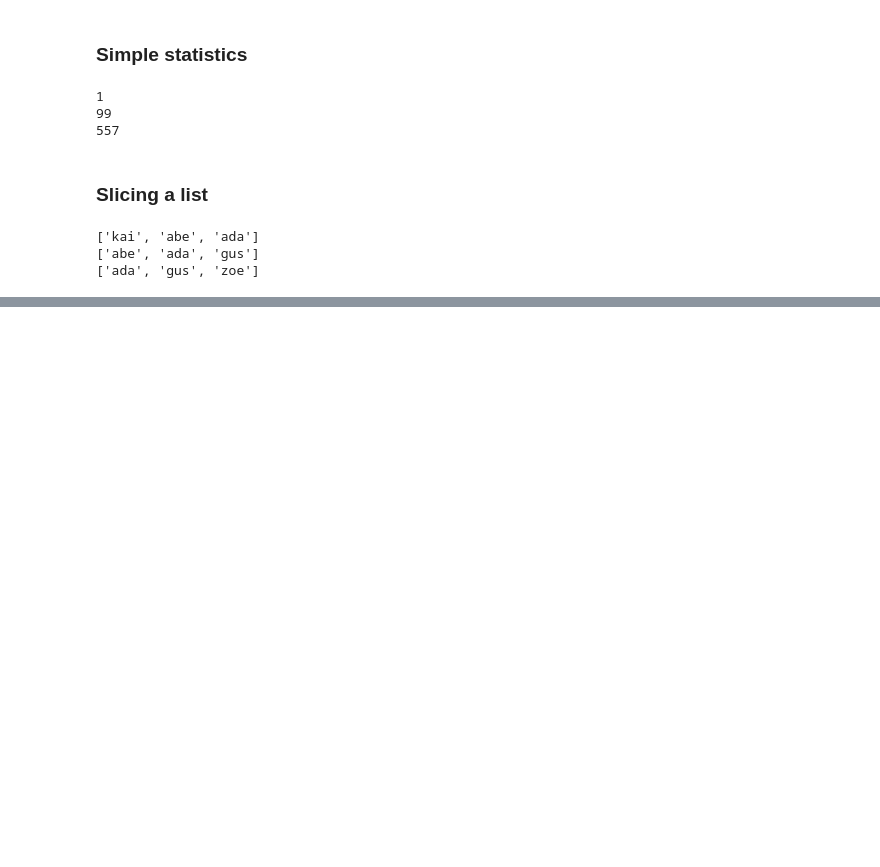
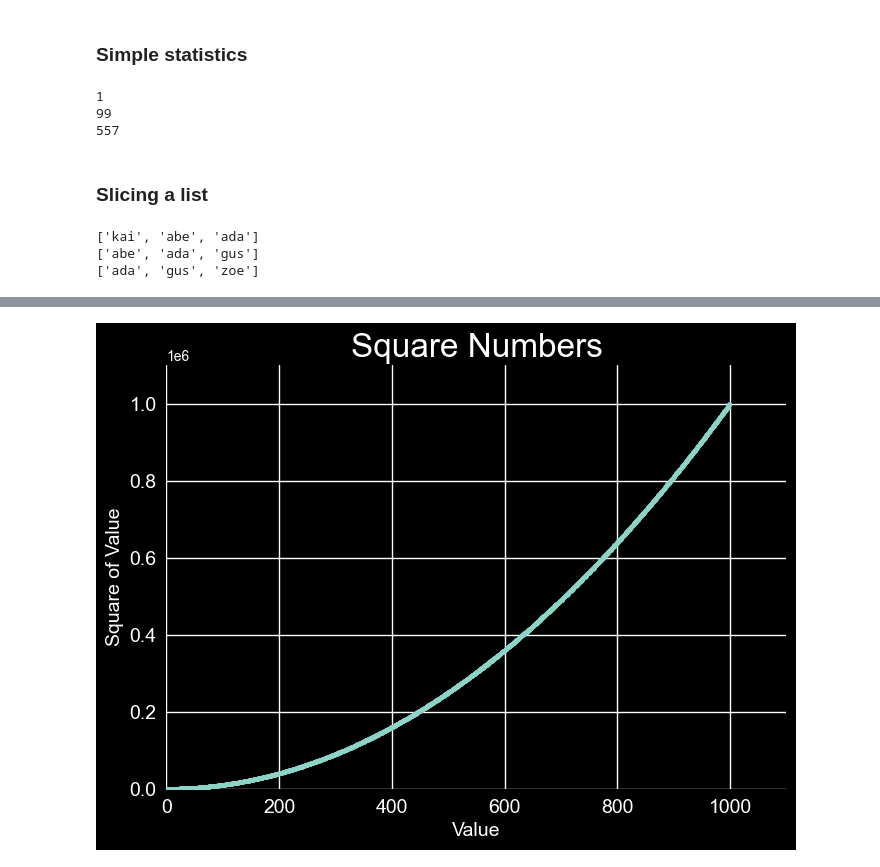
Before and after one commit to kumj2028/CSEN-5350-Application-of-Neural-Networks, a Jupyter notebook: homework1/homework1.ipynb, the cells around one changed output, grey strips where cells are left out. Drawn from its saved outputs; the diff is of its cells as text; code cells hidden in the pictures; blank space fills up the shorter version.

```diff
--- a/homework1/homework1.ipynb
+++ b/homework1/homework1.ipynb
@@ -478,0 +1861,17 @@ print(last_three)
+# %%
+x_values = list(range(1000))
+squares = [x**2 for x in x_values]
+# Set overall style to use, and plot data.
+plt.style.use('dark_background')
+fig, ax = plt.subplots()
+ax.scatter(x_values, squares, s=10)
+# Set chart title and label axes.
+ax.set_title('Square Numbers', fontsize=24)
+ax.set_xlabel('Value', fontsize=14)
+ax.set_ylabel('Square of Value', fontsize=14)
+# Set scale of axes, and size of tick labels.
+ax.axis([0, 1100, 0, 1_100_000])
+ax.tick_params(axis='both', labelsize=14)
+plt.show()
+# %% [output]
+[figure, added]
```
Also changed, not shown: parts of 181 cells of this notebook, 7 other files.
